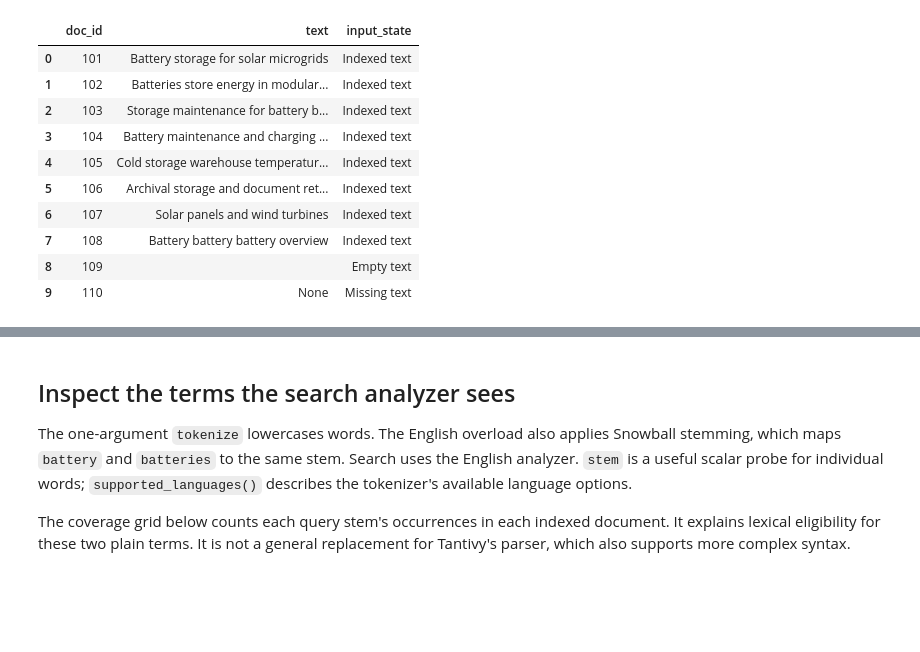
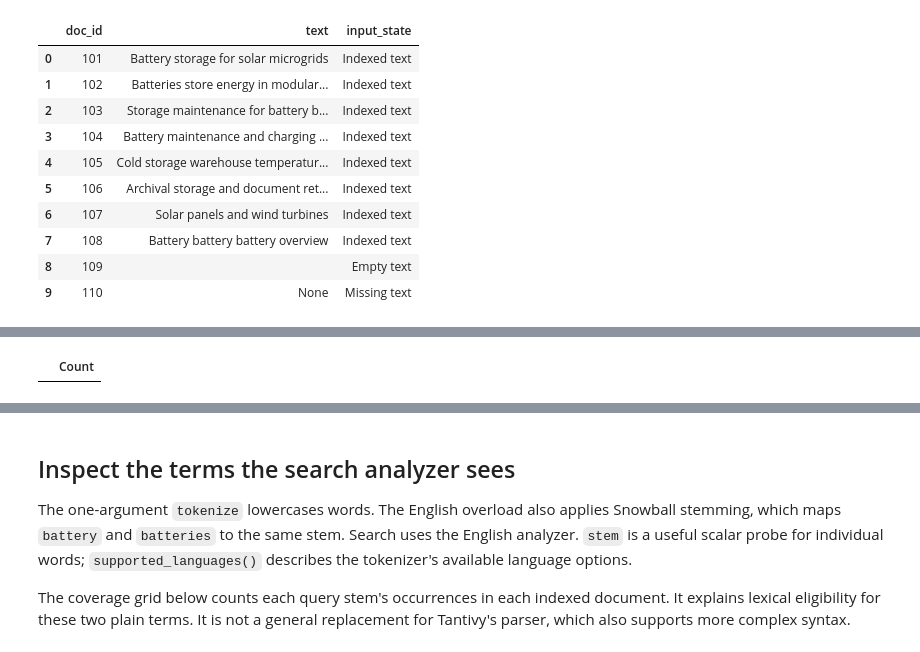
Before and after one commit to Query-farm/vgi-tantivy, a Jupyter notebook: notebooks/01_retrieval_scope_comes_before_ranking.ipynb, the cells around one changed output, grey strips where cells are left out. Cells and saved outputs as stored; diff of their text form; code cells hidden in the pictures; blank space fills up the shorter version.

```diff
--- a/notebooks/01_retrieval_scope_comes_before_ranking.ipynb
+++ b/notebooks/01_retrieval_scope_comes_before_ranking.ipynb
@@ -82,0 +81,8 @@ SELECT doc_id,text,input_state FROM inputs ORDER BY doc_id;
+# %%
+%%sql
+CREATE TABLE available_languages AS
+SELECT lang FROM tantivy.main.supported_languages;
+CREATE TABLE analyzer_choice AS
+SELECT lang FROM available_languages WHERE lang='english';
+# %% [output]
+|  | Count |
```
Also changed, not shown: parts of 19 cells of this notebook, 9 other files.
